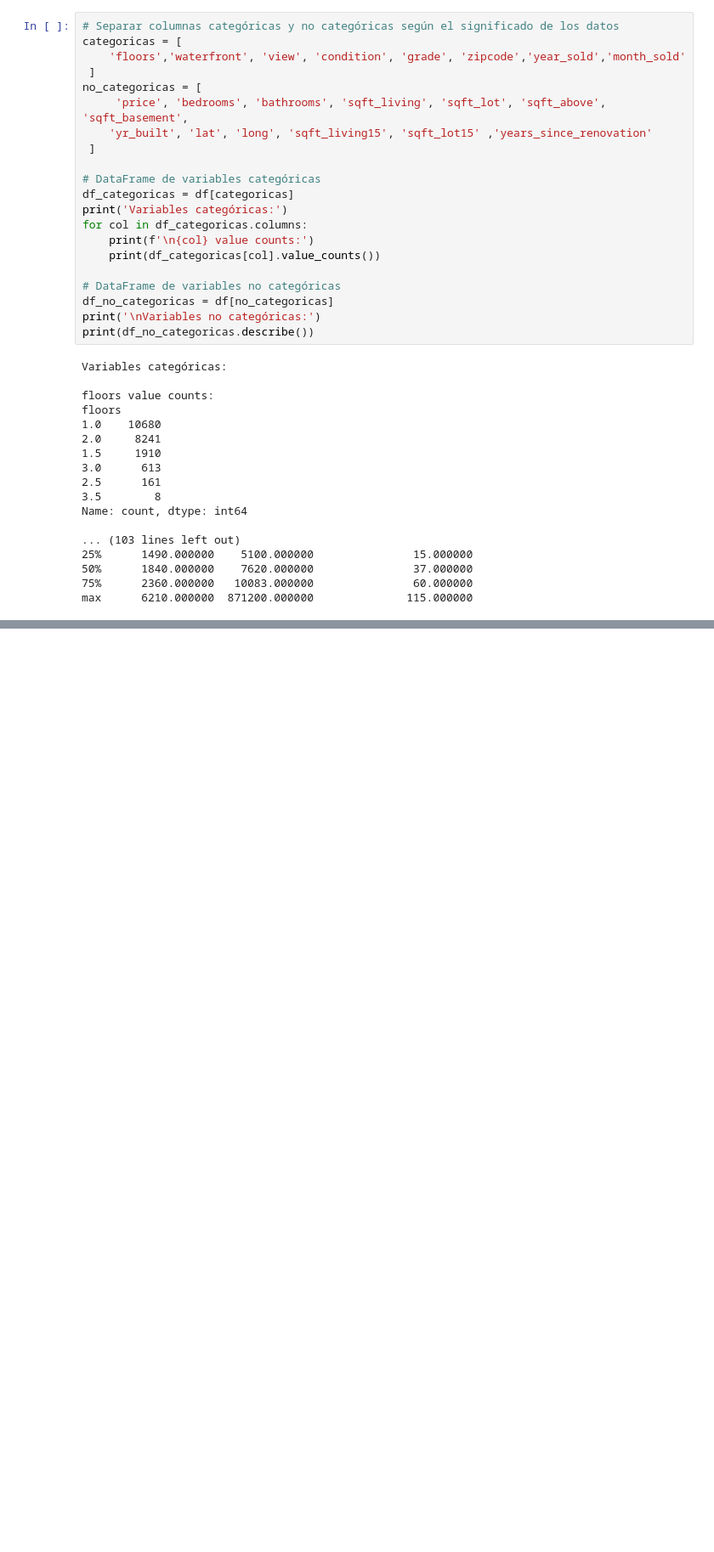
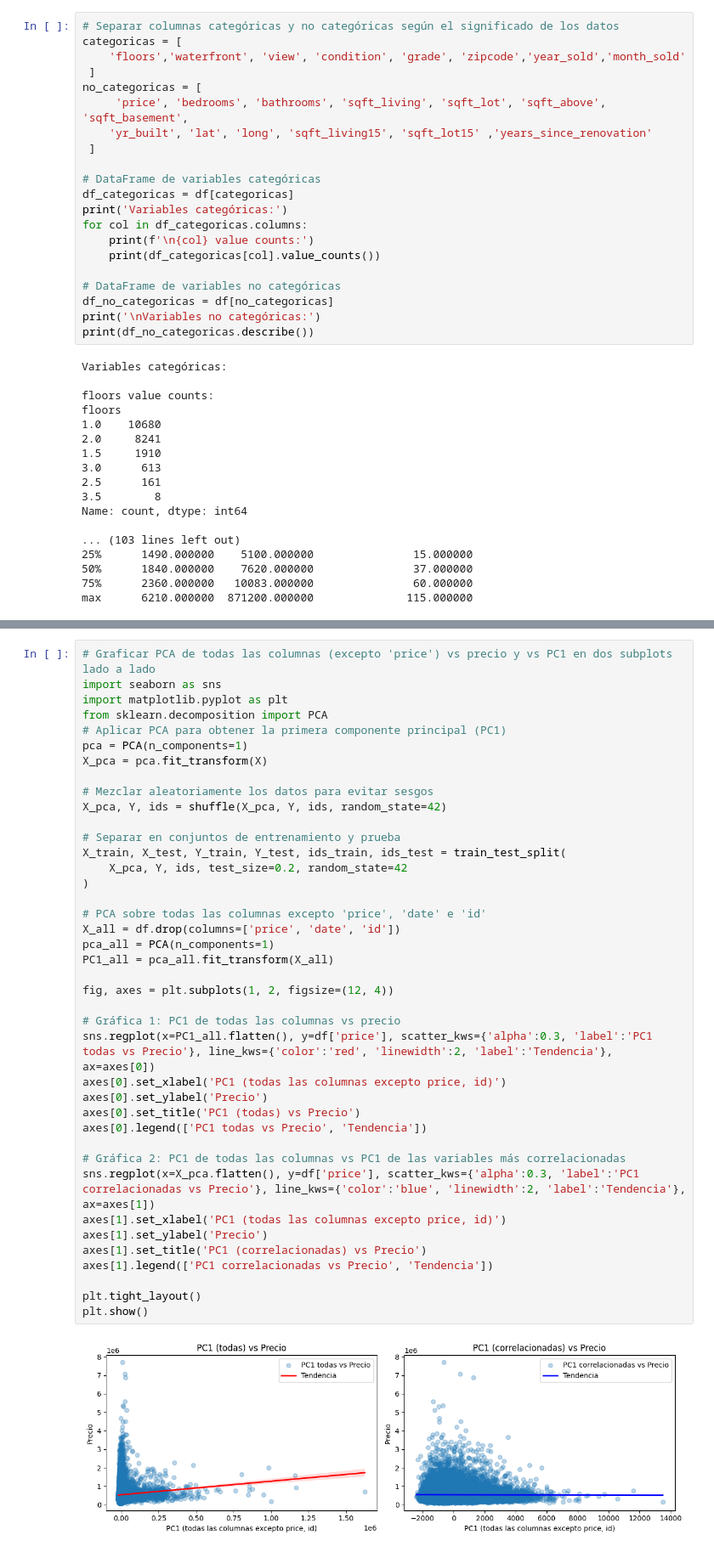
Before and after one commit to lduquefUnal/Analitica, a Jupyter notebook: analitica.ipynb, the cells around one changed output, grey strips where cells are left out. Shown at 85% size. Saved outputs shown, nothing was run; the diff lists cells and outputs as text; blank space fills up the shorter version.

```diff
--- a/analitica.ipynb
+++ b/analitica.ipynb
@@ -160,0 +273,42 @@ Esta manipulación permite entender la estructura del dataset y preparar los dat
+# %%
+# Graficar PCA de todas las columnas (excepto 'price') vs precio y vs PC1 en dos subplots lado a lado
+import seaborn as sns
+import matplotlib.pyplot as plt
+from sklearn.decomposition import PCA
+# Aplicar PCA para obtener la primera componente principal (PC1)
+pca = PCA(n_components=1)
+X_pca = pca.fit_transform(X)
+
+# Mezclar aleatoriamente los datos para evitar sesgos
+X_pca, Y, ids = shuffle(X_pca, Y, ids, random_state=42)
+
+# Separar en conjuntos de entrenamiento y prueba
+X_train, X_test, Y_train, Y_test, ids_train, ids_test = train_test_split(
+    X_pca, Y, ids, test_size=0.2, random_state=42
+)
+
+# PCA sobre todas las columnas excepto 'price', 'date' e 'id'
+X_all = df.drop(columns=['price', 'date', 'id'])
+pca_all = PCA(n_components=1)
+PC1_all = pca_all.fit_transform(X_all)
+
+fig, axes = plt.subplots(1, 2, figsize=(12, 4))
+
+# Gráfica 1: PC1 de todas las columnas vs precio
+sns.regplot(x=PC1_all.flatten(), y=df['price'], scatter_kws={'alpha':0.3, 'label':'PC1 todas vs Precio'}, line_kws={'color':'red', 'linewidth':2, 'label':'Tendencia'}, ax=axes[0])
+axes[0].set_xlabel('PC1 (todas las columnas excepto price, id)')
+axes[0].set_ylabel('Precio')
+axes[0].set_title('PC1 (todas) vs Precio')
+axes[0].legend(['PC1 todas vs Precio', 'Tendencia'])
+
+# Gráfica 2: PC1 de todas las columnas vs PC1 de las variables más correlacionadas
+sns.regplot(x=X_pca.flatten(), y=df['price'], scatter_kws={'alpha':0.3, 'label':'PC1 correlacionadas vs Precio'}, line_kws={'color':'blue', 'linewidth':2, 'label':'Tendencia'}, ax=axes[1])
+axes[1].set_xlabel('PC1 (todas las columnas excepto price, id)')
+axes[1].set_ylabel('Precio')
+axes[1].set_title('PC1 (correlacionadas) vs Precio')
+axes[1].legend(['PC1 correlacionadas vs Precio', 'Tendencia'])
+
+plt.tight_layout()
+plt.show()
+# %% [output]
+[figure, added]
```
Also changed, not shown: parts of 23 cells of this notebook, 2 other files.
